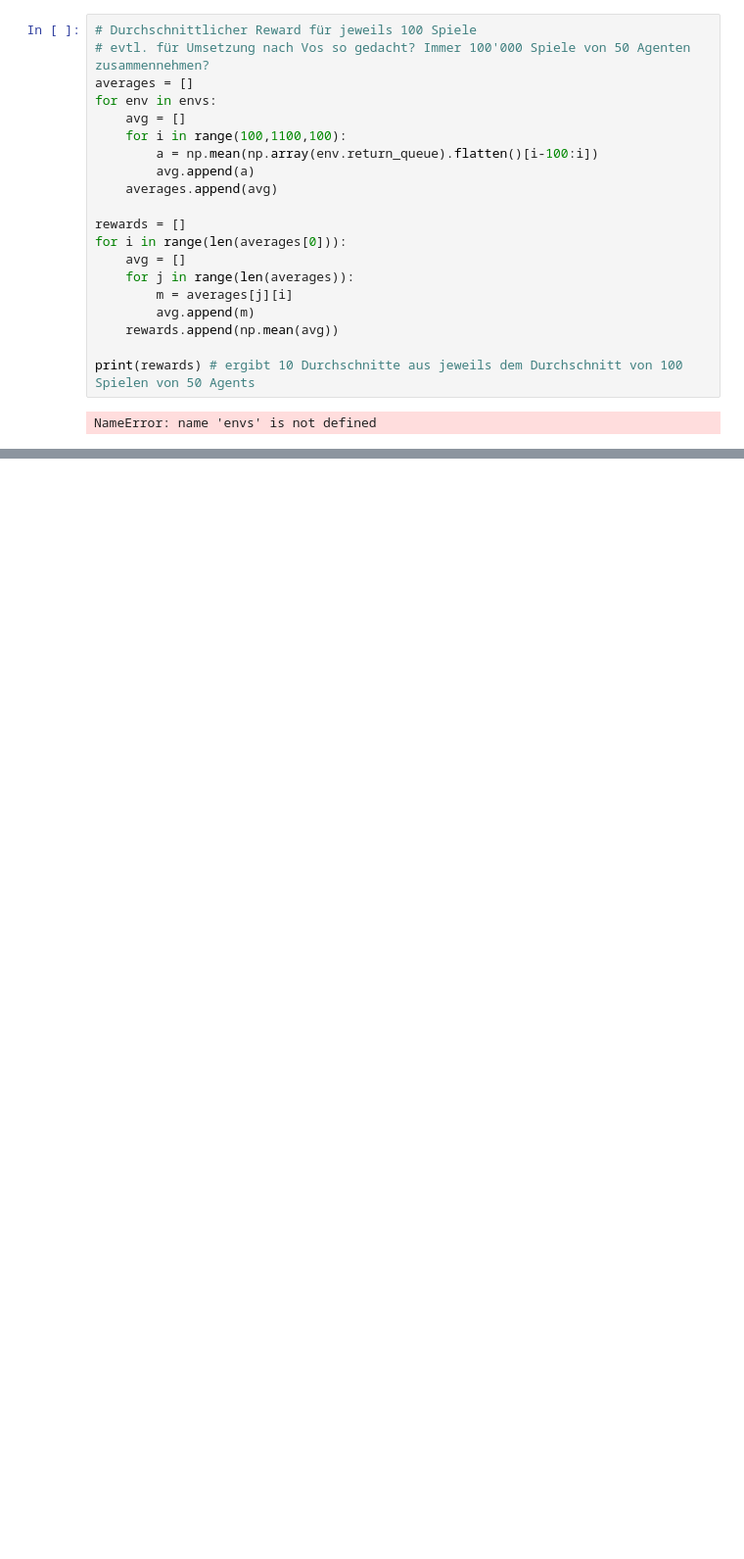
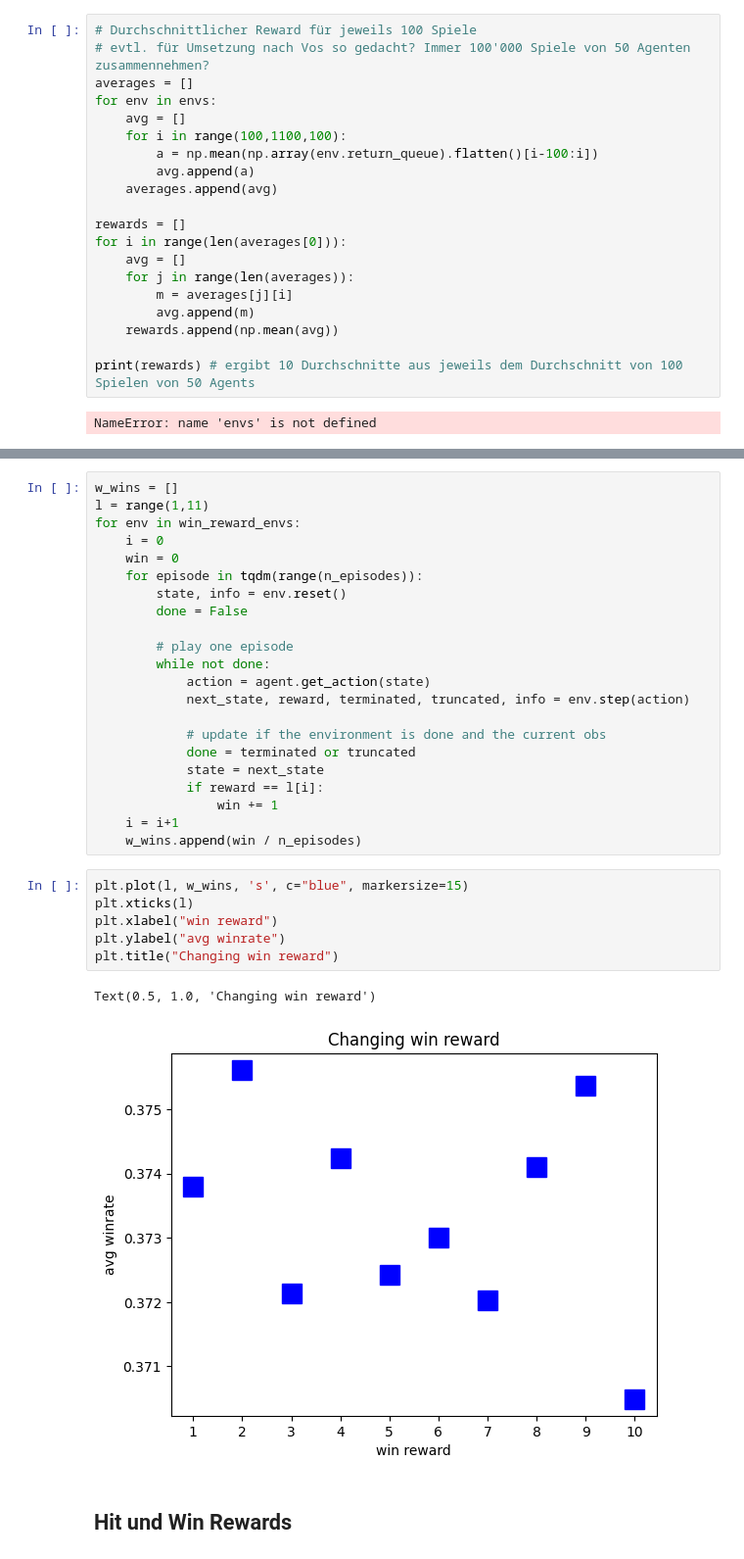
Before and after one commit to Famoose/blackjackers_reinf, a Jupyter notebook: q_agent_exploration_policies.ipynb, the cells around one changed output, grey strips where cells are left out. Shown at 98% size. Drawn from its saved outputs; the diff is of its cells as text; blank space fills up the shorter version.

```diff
--- a/q_agent_exploration_policies.ipynb
+++ b/q_agent_exploration_policies.ipynb
@@ -178,0 +282,33 @@ NameError: name 'envs' is not defined
+# %%
+w_wins = []
+l = range(1,11)
+for env in win_reward_envs:
+    i = 0
+    win = 0
+    for episode in tqdm(range(n_episodes)):
+        state, info = env.reset()
+        done = False
+
+        # play one episode
+        while not done:
+            action = agent.get_action(state)
+            next_state, reward, terminated, truncated, info = env.step(action)
+
+            # update if the environment is done and the current obs
+            done = terminated or truncated
+            state = next_state
+            if reward == l[i]:
+                win += 1
+    i = i+1
+    w_wins.append(win / n_episodes)
+# %%
+plt.plot(l, w_wins, 's', c="blue", markersize=15)
+plt.xticks(l)
+plt.xlabel("win reward")
+plt.ylabel("avg winrate")
+plt.title("Changing win reward")
+# %% [output]
+Text(0.5, 1.0, 'Changing win reward')
+[figure, added]
+# %% [markdown]
+## Hit und Win Rewards
```
Also changed, not shown: parts of 17 cells of this notebook.
